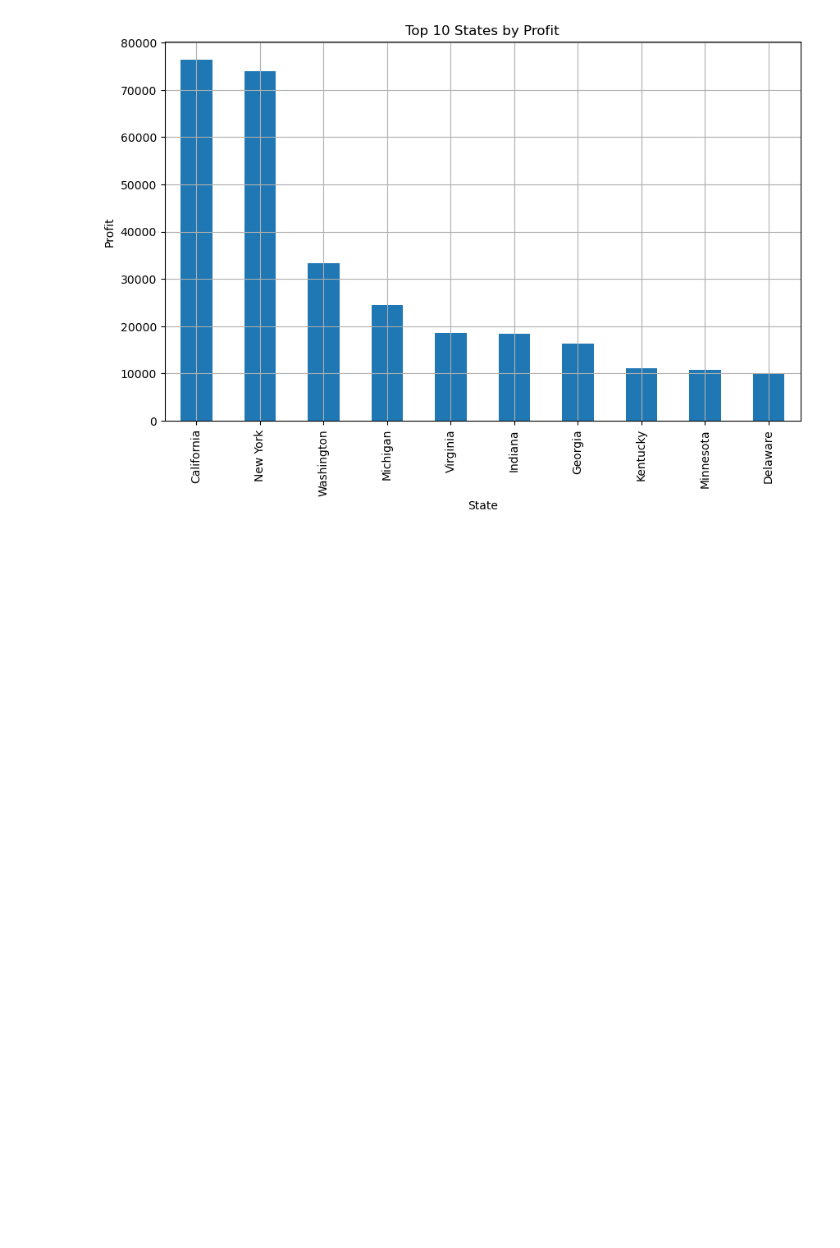
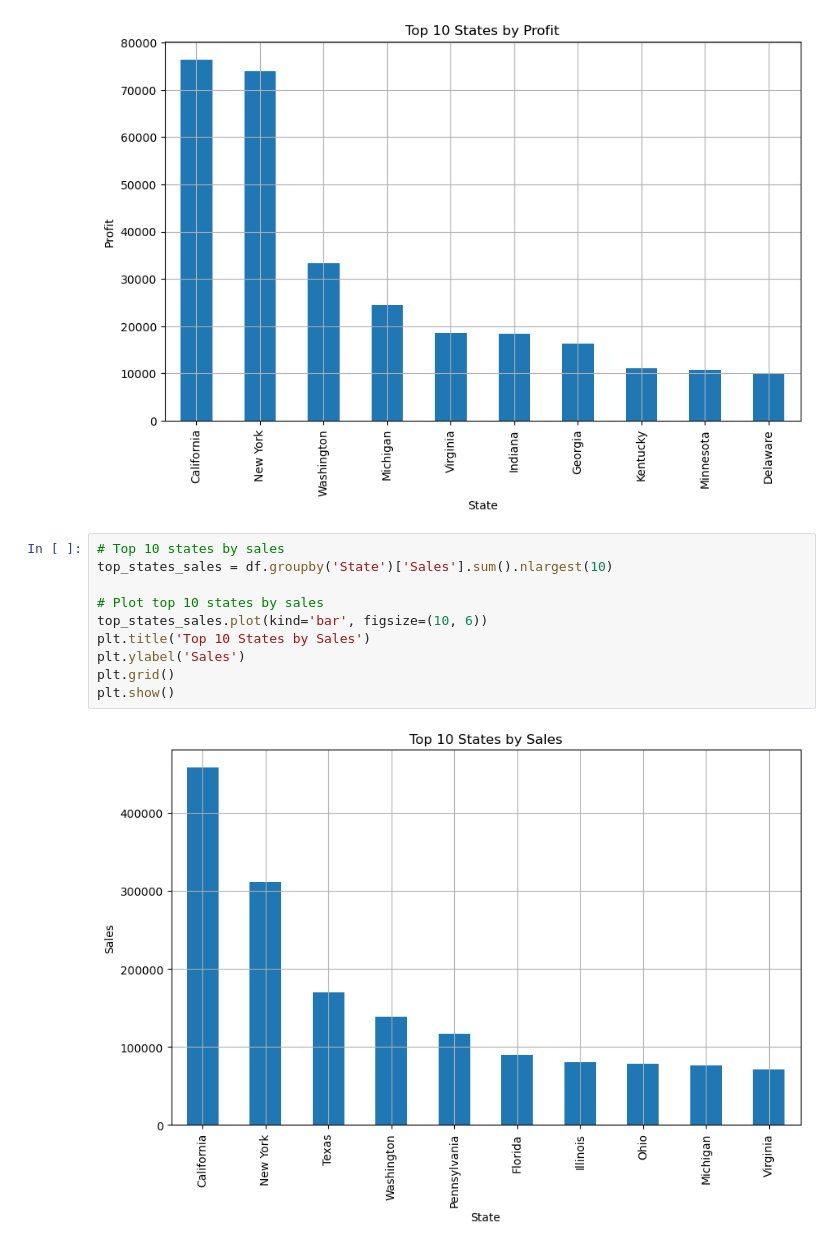
Before and after one commit to raj-rajat/Superstore-Dataset, a Jupyter notebook: superstore-dataset.ipynb, the cells around one changed output. Saved outputs shown, nothing was run; the diff lists cells and outputs as text; blank space fills up the shorter version.

```diff
--- a/superstore-dataset.ipynb
+++ b/superstore-dataset.ipynb
@@ -167,3 +167,15 @@ plt.grid()
 plt.show()
 # %% [output]
 [figure]
+# %%
+# Top 10 states by sales
+top_states_sales = df.groupby('State')['Sales'].sum().nlargest(10)
+
+# Plot top 10 states by sales
+top_states_sales.plot(kind='bar', figsize=(10, 6))
+plt.title('Top 10 States by Sales')
+plt.ylabel('Sales')
+plt.grid()
+plt.show()
+# %% [output]
+[figure, added]
```
Also changed, not shown: parts of 7 cells of this notebook.
